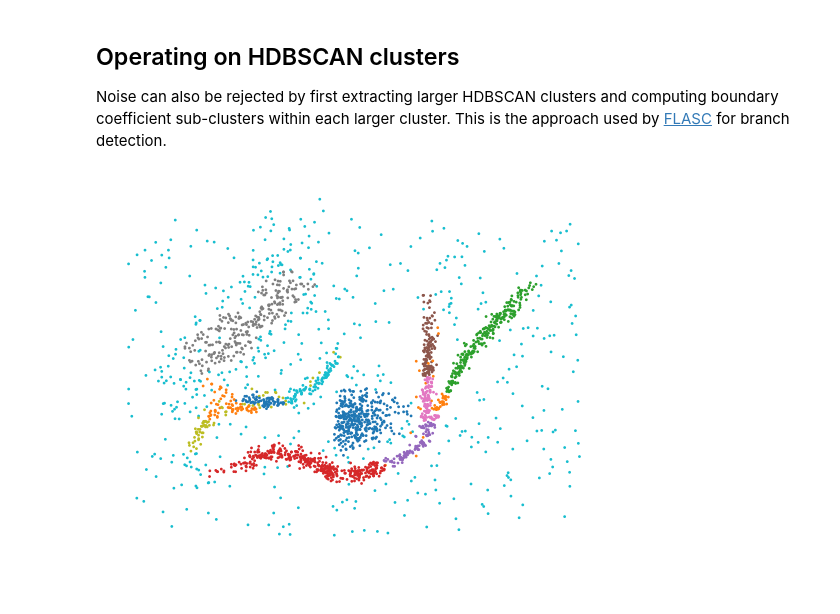
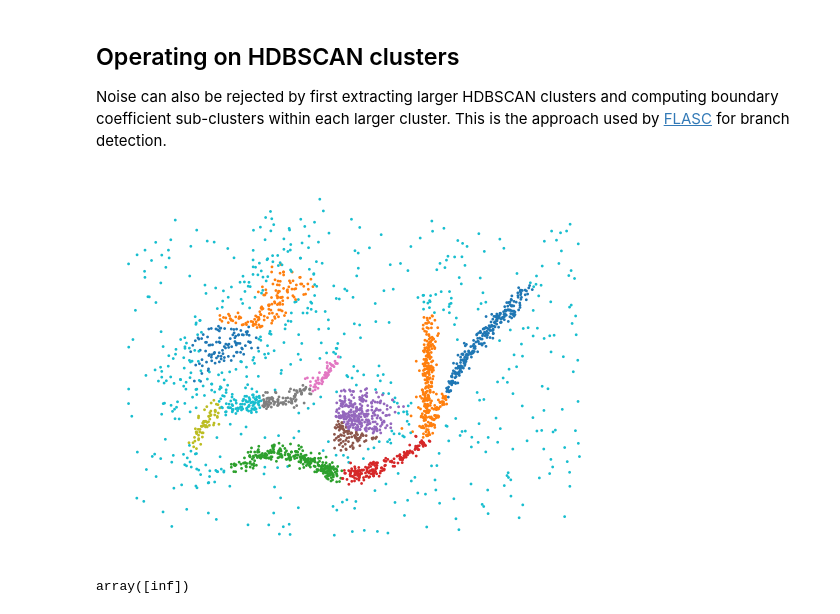
Before and after one commit to vda-lab/fast_hbcc, a Jupyter notebook: notebooks/HBCC.ipynb, the cells around one changed output. Saved outputs shown, nothing was run; the diff lists cells and outputs as text; code cells hidden in the pictures.

```diff
--- a/notebooks/HBCC.ipynb
+++ b/notebooks/HBCC.ipynb
@@ -207,10 +215,14 @@ detection.
 # %%
 from fast_hbcc import BoundaryClusterDetector
 # %%
-c = HDBSCAN(min_samples=5, min_cluster_size=60).fit(data)
+c = HDBSCAN(min_samples=10, min_cluster_size=40).fit(data)
 d = BoundaryClusterDetector().fit(c)
 plt.scatter(*data.T, c=d.labels_ % 10, **kwargs)
-plt.axis('off')
+plt.axis("off")
 plt.show()
 # %% [output]
-[figure, old version]
+[figure, new version]
+# %%
+np.array([1]) / 0
+# %% [output]
+array([inf])
```
Also changed, not shown: parts of 8 cells of this notebook, 13 other files.
